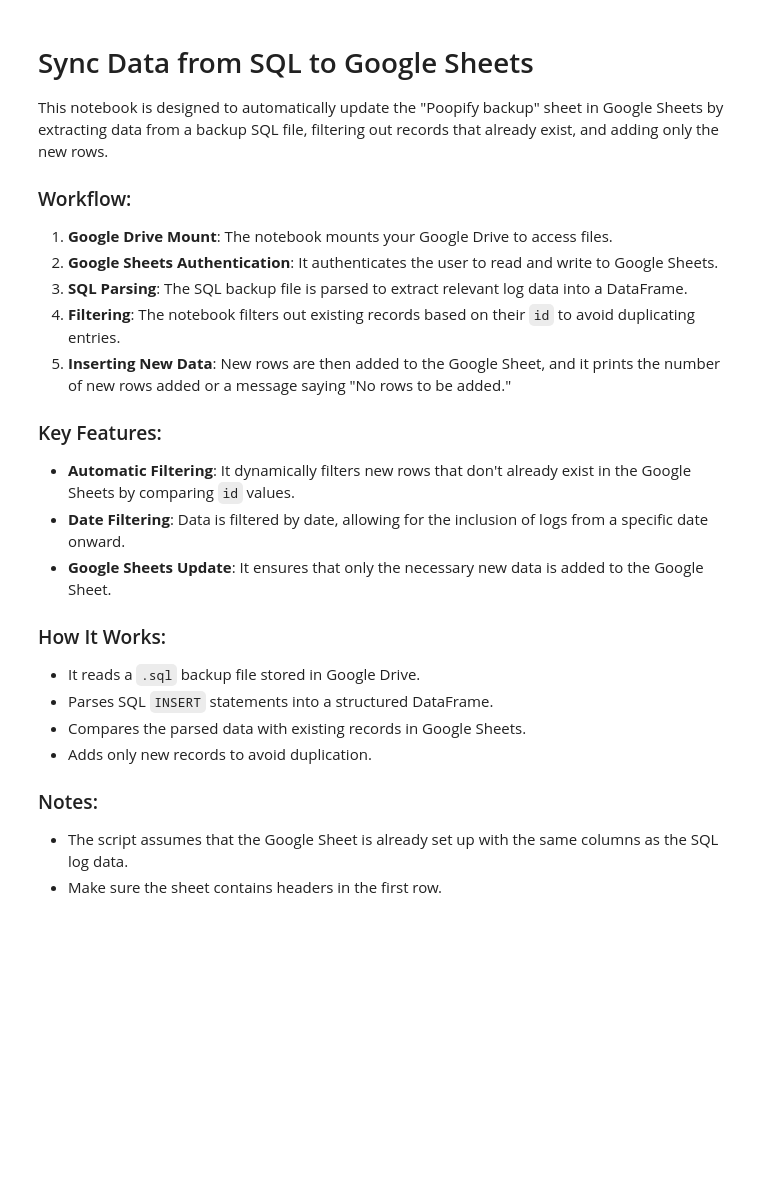
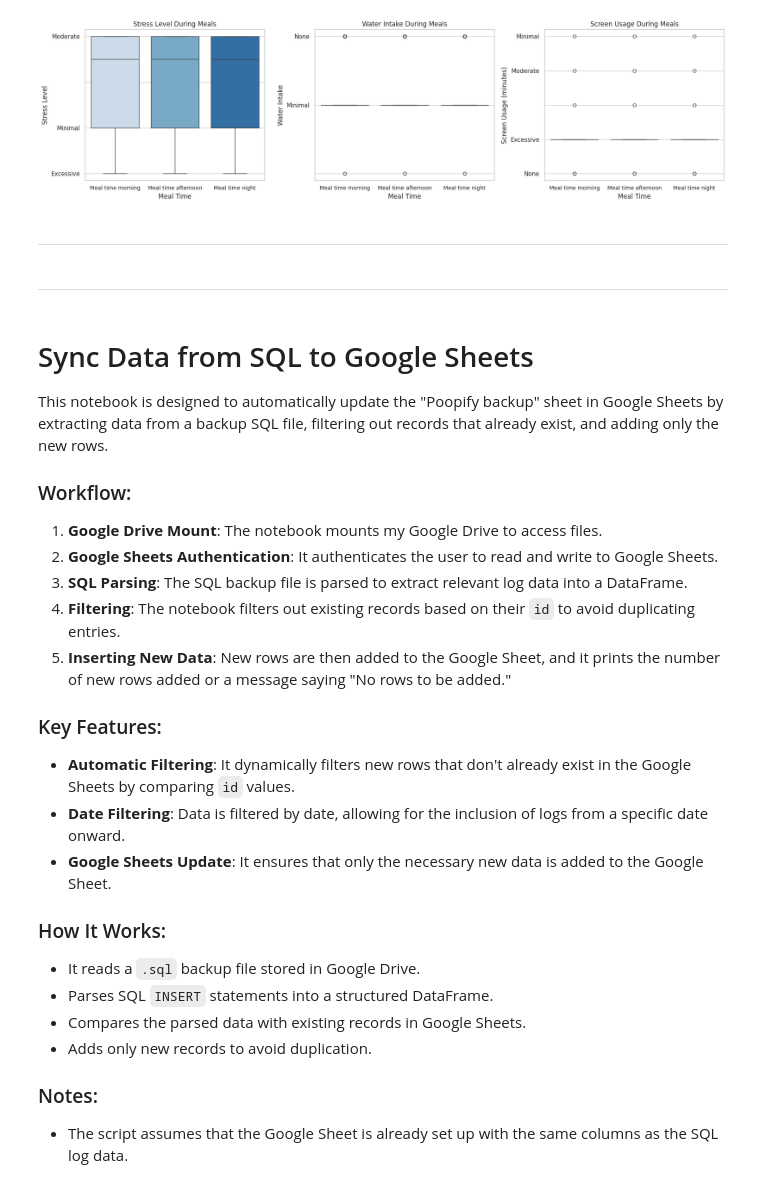
Before and after one commit to xxvazquez/Food-and-Symptoms-Tracker, a Jupyter notebook: Food_and_Symptoms.ipynb, the cells around one changed output. Cells and saved outputs as stored; diff of their text form; code cells hidden in the pictures; blank space fills up the shorter version.

```diff
--- a/Food_and_Symptoms.ipynb
+++ b/Food_and_Symptoms.ipynb
@@ -476,10 +223,59 @@ Index: []
+# %%
+# Reshaping the data
+df_long = pd.melt(df, id_vars=['Behaviors [Stress]', 'Behaviors [Water intake]', 'Behaviors [Screen usage]'],
+                  value_vars=['Meal time morning', 'Meal time afternoon', 'Meal time night'],
+                  var_name='Meal time of day', value_name='Meal time')
+
+# Creating a single figure with 1 row and 3 columns for side-by-side plots
+plt.figure(figsize=(18, 5))  # Adjusted for side-by-side layout
+
+# Stress Level During Meals
+plt.subplot(1, 3, 1)  # 1 row, 3 columns, first plot
+sns.boxplot(x='Meal time of day', y='Behaviors [Stress]', data=df_long, palette='Blues', hue='Meal time of day')
+plt.legend([], frameon=False)  # Remove the legend
+plt.title('Stress Level During Meals')
+plt.xlabel('Meal Time')
+plt.ylabel('Stress Level')
+plt.xticks(rotation=0, fontsize=10)
+
+# Water Intake During Meals
+plt.subplot(1, 3, 2)  # 1 row, 3 columns, second plot
+sns.boxplot(x='Meal time of day', y='Behaviors [Water intake]', data=df_long, palette='Greens', hue='Meal time of day')
+plt.legend([], frameon=False)  # Remove the legend
+plt.title('Water Intake During Meals')
+plt.xlabel('Meal Time')
+plt.ylabel('Water Intake')
+plt.xticks(rotation=0, fontsize=10)
+
+# Screen Usage During Meals
+plt.subplot(1, 3, 3)  # 1 row, 3 columns, third plot
+sns.boxplot(x='Meal time of day', y='Behaviors [Screen usage]', data=df_long, palette='Purples', hue='Meal time of day')
+plt.legend([], frameon=False)  # Remove the legend
+plt.title('Screen Usage During Meals')
+plt.xlabel('Meal Time')
+plt.ylabel('Screen Usage (minutes)')
+plt.xticks(rotation=0, fontsize=10)
+
+# Adjust layout to prevent overlap
+plt.tight_layout()
+plt.show()
+# %% [output]
+[figure, added]
+# %% [markdown]
+
+
+---
+# %% [markdown]
+
+
+---
 # %% [markdown]
 # Sync Data from SQL to Google Sheets
 
 This notebook is designed to automatically update the "Poopify backup" sheet in Google Sheets by extracting data from a backup SQL file, filtering out records that already exist, and adding only the new rows.
 
 ### Workflow:
-1. **Google Drive Mount**: The notebook mounts your Google Drive to access files.
+1. **Google Drive Mount**: The notebook mounts my Google Drive to access files.
 2. **Google Sheets Authentication**: It authenticates the user to read and write to Google Sheets.
 3. **SQL Parsing**: The SQL backup file is parsed to extract relevant log data into a DataFrame.
 4. **Filtering**: The notebook filters out existing records based on their `id` to avoid duplicating entries.
@@ -498,7 +294,6 @@ This notebook is designed to automatically update the "Poopify backup" sheet in
 
 ### Notes:
 - The script assumes that the Google Sheet is already set up with the same columns as the SQL log data.
-- Make sure the sheet contains headers in the first row.
 # %%
 from google.colab import drive
 import pandas as pd
```
Also changed, not shown: parts of 25 cells of this notebook.
